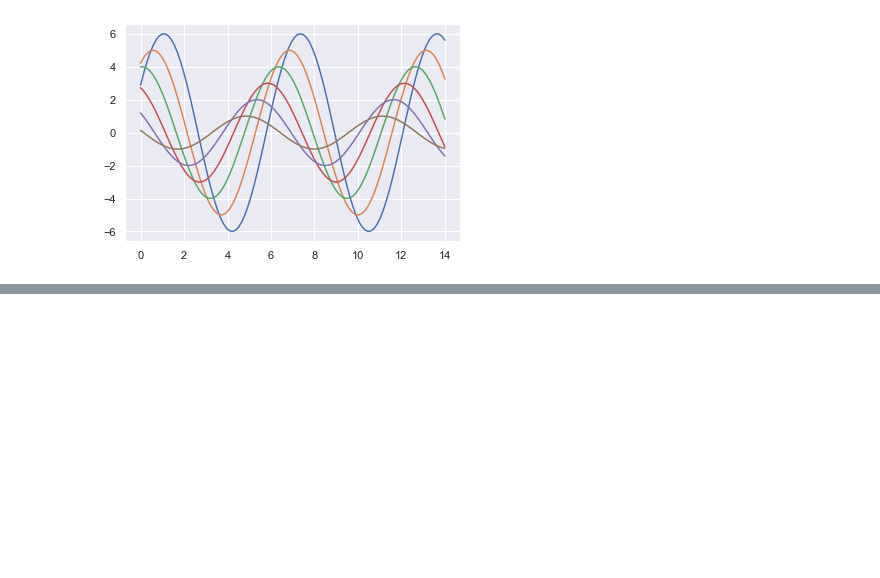
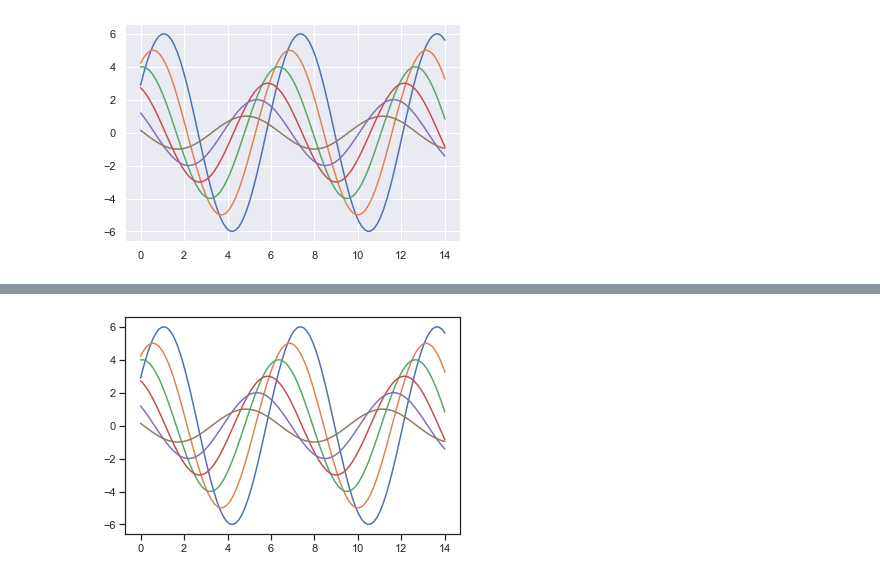
Before and after one commit to Young1783/machinelearning, a Jupyter notebook: visualization/figconfig.ipynb, the cells around one changed output, grey strips where cells are left out. Saved outputs shown, nothing was run; the diff lists cells and outputs as text; code cells hidden in the pictures; blank space fills up the shorter version.

```diff
--- a/visualization/figconfig.ipynb
+++ b/visualization/figconfig.ipynb
@@ -18,0 +35,5 @@ sinplot()
+# %%
+sns.set_style("ticks")
+sinplot()
+# %% [output]
+[figure, added]
```
Also changed, not shown: parts of 14 cells of this notebook.
